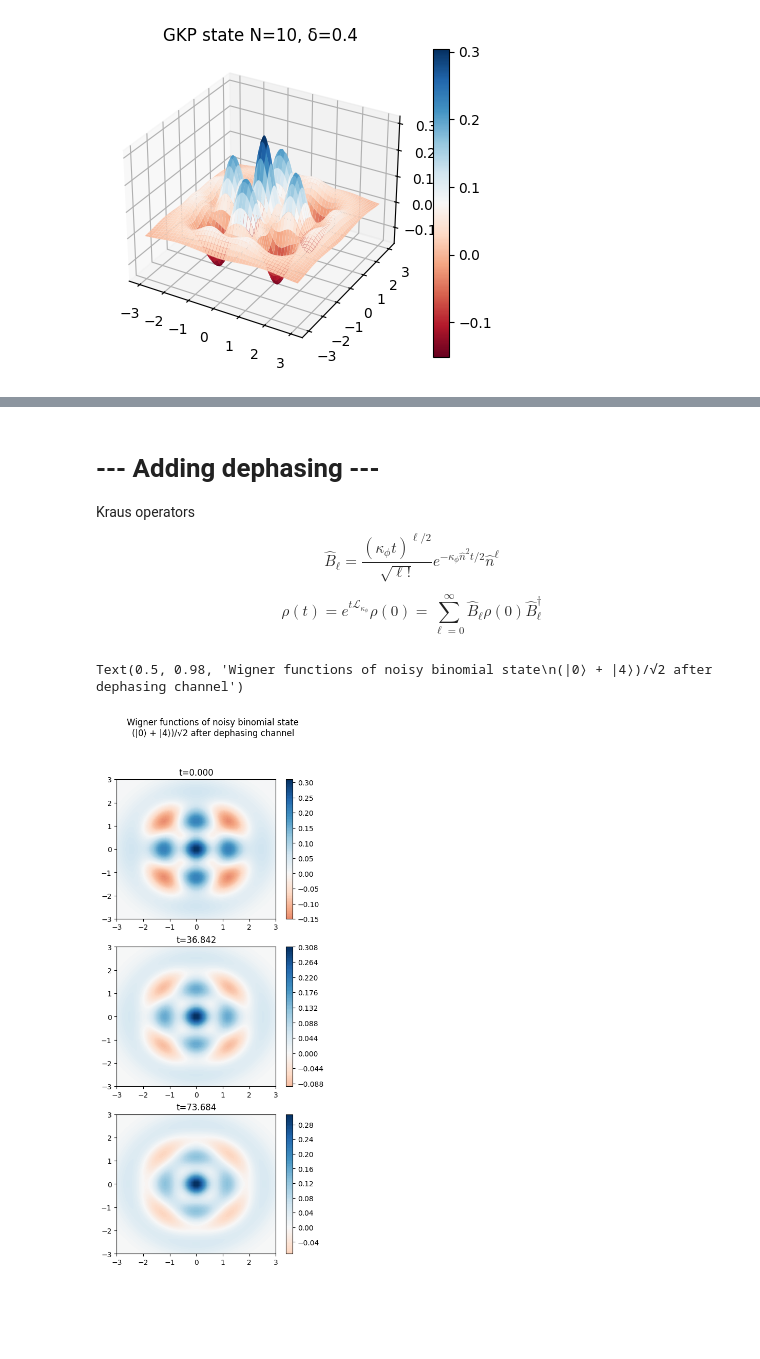
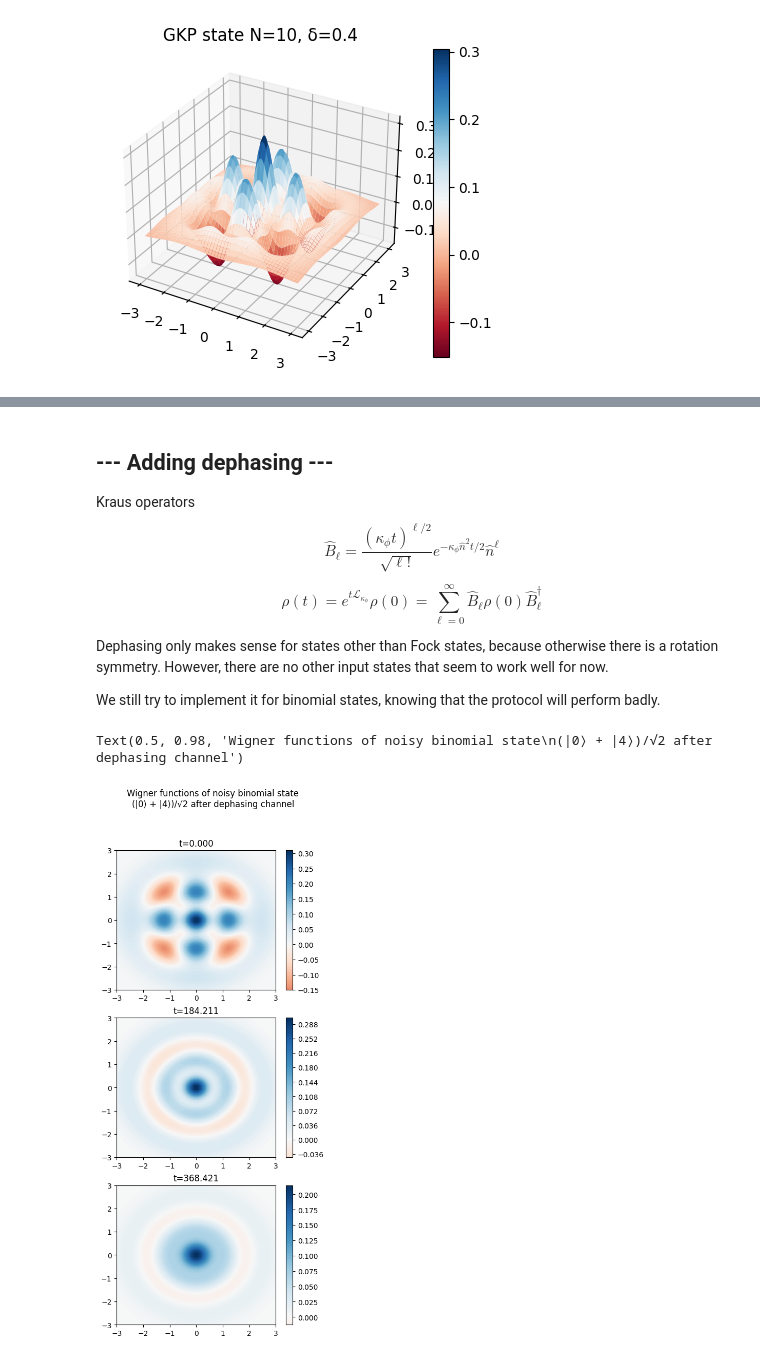
Before and after one commit to lfinocchiaro/virtual-distillation, a Jupyter notebook: virtual_distillation.ipynb, the cells around one changed output, grey strips where cells are left out. Drawn from its saved outputs; the diff is of its cells as text; code cells hidden in the pictures; blank space fills up the shorter version.

```diff
--- a/virtual_distillation.ipynb
+++ b/virtual_distillation.ipynb
@@ -12,8 +16,8 @@ from functions import *
 
 RUN_FOCK  = True # True
 RUN_BINOM = True # True
-RUN_CAT   = False # True
-RUN_GKP   = False
+RUN_CAT   = True # True
+RUN_GKP   = True
 
 N = 11 # Total dimension of the space. We will use three copies so N^3 size matrices
 # %% [markdown]
@@ -203,14 +212,14 @@ $$\ket{0_\delta}=e^{-\delta^2\left(\hat n+\frac12\right)}\ket{0^{(\text{ideal})}
 Other form for small $\delta$:
 $$\ket{0_\delta}\propto\sum_{s\in\mathbb Z}e^{-\pi s^2\tanh\delta^2}\hat D(2s\sqrt\pi)\hat S(-\ln\sqrt{\sinh\delta^2\cosh\delta^2})\ket0$$
 # %%
-# HIGH DIMENSIONALITY NEEDED
+# We will now plot the GKP states for various squeezing parameters and Hilbert space truncations
 N_ = 30
 bound = 6
 xvec = np.linspace(-bound,bound,200)
 yvec = np.linspace(-bound,bound,200)
 cmap='RdBu'
 
-if RUN_GKP:
+if RUN_GKP or True:
     N_list = [10, 30, 50]
     delta_list = [0.2, 0.3, 0.4]
     n_delta = len(delta_list)
@@ -273,27 +294,31 @@ For GKP states it doesn’t seem to work well either
 # %% [markdown]
-# --- Adding dephasing ---
+## --- Adding dephasing ---
 
 Kraus operators
 $$\hat B_\ell = \frac{(\kappa_\phi t)^{\ell/2}}{\sqrt{\ell!}}e^{-\kappa_\phi\hat n^2t/2}\hat n^\ell$$
 
 $$\rho(t)=e^{t\mathcal L_{\kappa_\phi}}\rho(0)=\sum_{\ell=0}^\infty\hat B_\ell\rho(0)\hat B_\ell^\dagger$$
+
+Dephasing only makes sense for states other than Fock states, because otherwise there is a rotation symmetry. However, there are no other input states that seem to work well for now.
+
+We still try to implement it for binomial states, knowing that the protocol will perform badly.
 # %%
 N = 11
 t_list_dephase = np.linspace(0, 500, 20)
 rho_0 = qutip.ket2dm((qutip.fock(N, 0) + qutip.fock(N,4)).unit())
-rho_list_dephase = create_states_dephasing(N, t_list, rho_0, kappa)
+rho_list_dephase = create_states_dephasing(N, t_list_dephase, rho_0, kappa)
 # %%
 bound = 3
 xvec, yvec = np.linspace(-bound,bound,50), np.linspace(-bound,bound,50)
 # create several plots for different elements of rho_list
 nb_plots = 3
 f, axes = plt.subplots(nb_plots, 1, figsize=(5, 4*nb_plots))
 for j,i in enumerate(range(0,20,7)):
-    plot_wigner(rho_list_dephase[i], xvec, yvec, f, axes[j], cmap, f"t={t_list[i]:.3f}", density=True)
+    plot_wigner(rho_list_dephase[i], xvec, yvec, f, axes[j], 'RdBu', f"t={t_list_dephase[i]:.3f}", density=True)
 f.suptitle("Wigner functions of noisy binomial state\n(|0⟩ + |4⟩)/√2 after dephasing channel")
 # %% [output]
 Text(0.5, 0.98, 'Wigner functions of noisy binomial state\n(|0⟩ + |4⟩)/√2 after dephasing channel')
-[figure, old version]
+[figure, new version]
 # %%
 if RUN_BINOM:
     uncoherent_t_loss = 5 # μs
```
Also changed, not shown: parts of 44 cells of this notebook, 3 other files.
